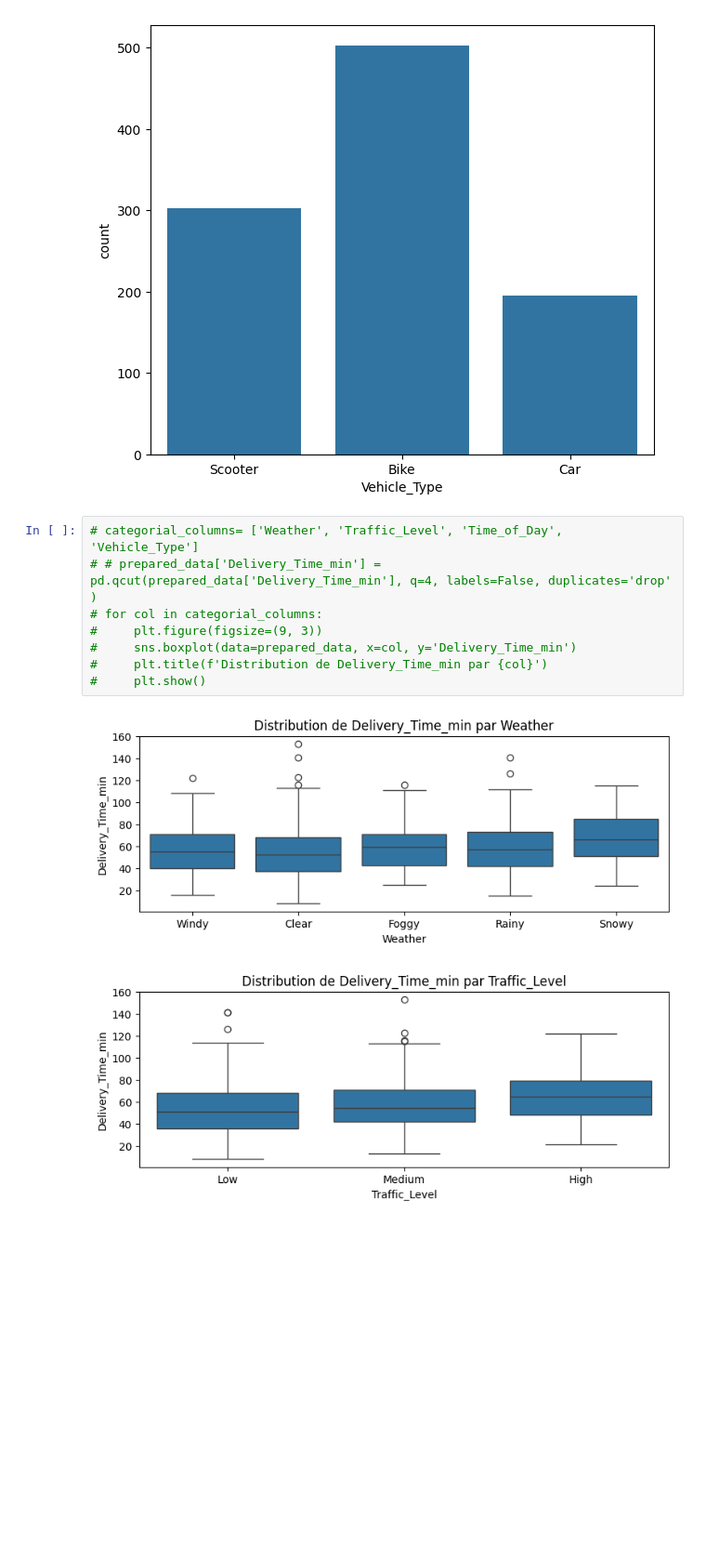
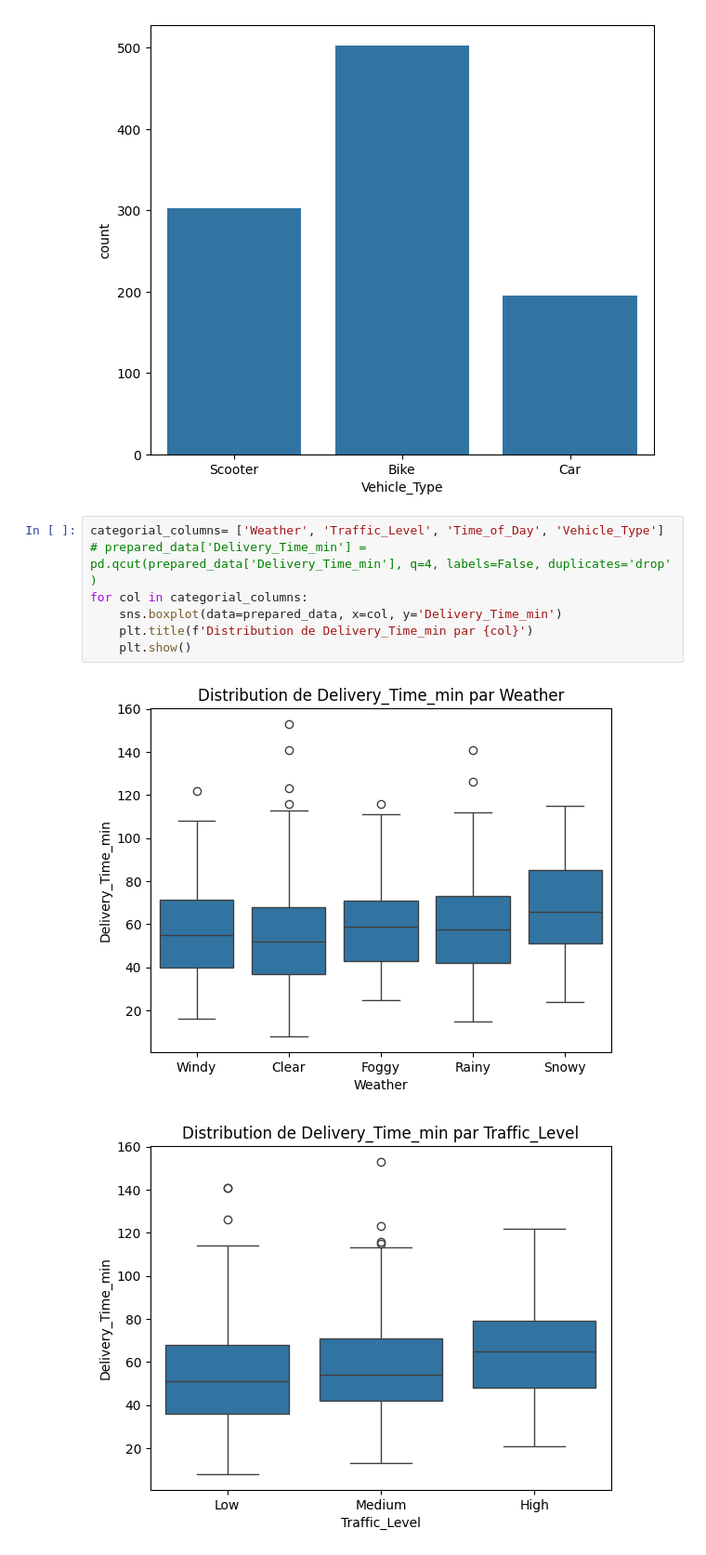
Before and after one commit to Maryemelb/prediction_du_Temps_de_Livraison, a Jupyter notebook: Nootbooks/EDA.ipynb, the cells around one changed output. Shown at 93% size. Drawn from its saved outputs; the diff is of its cells as text; blank space fills up the shorter version.

```diff
--- a/Nootbooks/EDA.ipynb
+++ b/Nootbooks/EDA.ipynb
@@ -124,13 +129,12 @@ for col in categorial_columns:
 [figure]
 [figure]
 # %%
-# categorial_columns= ['Weather', 'Traffic_Level', 'Time_of_Day', 'Vehicle_Type']
-# # prepared_data['Delivery_Time_min'] = pd.qcut(prepared_data['Delivery_Time_min'], q=4, labels=False, duplicates='drop' )
-# for col in categorial_columns:
-#     plt.figure(figsize=(9, 3))
-#     sns.boxplot(data=prepared_data, x=col, y='Delivery_Time_min')
-#     plt.title(f'Distribution de Delivery_Time_min par {col}')
-#     plt.show()
+categorial_columns= ['Weather', 'Traffic_Level', 'Time_of_Day', 'Vehicle_Type']
+# prepared_data['Delivery_Time_min'] = pd.qcut(prepared_data['Delivery_Time_min'], q=4, labels=False, duplicates='drop' )
+for col in categorial_columns:
+    sns.boxplot(data=prepared_data, x=col, y='Delivery_Time_min')
+    plt.title(f'Distribution de Delivery_Time_min par {col}')
+    plt.show()
 # %% [output]
-[figure, old version]
+[figure, new version]
-[figure, old version]
+[figure, new version]
```
Also changed, not shown: parts of 6 cells of this notebook, 3 other files.
